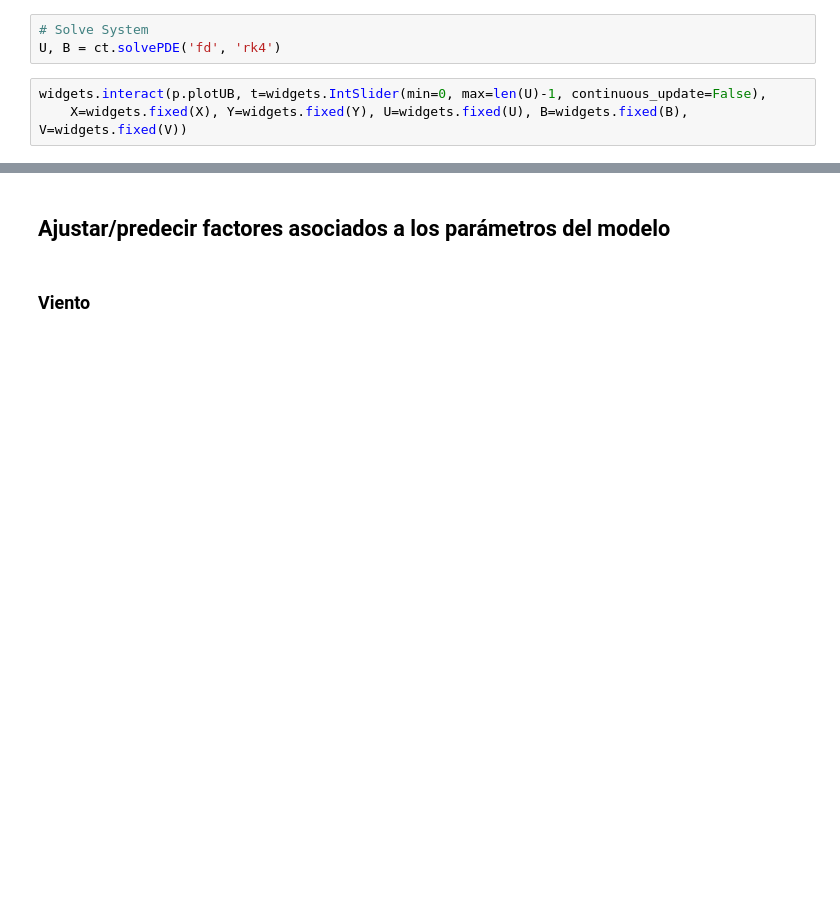
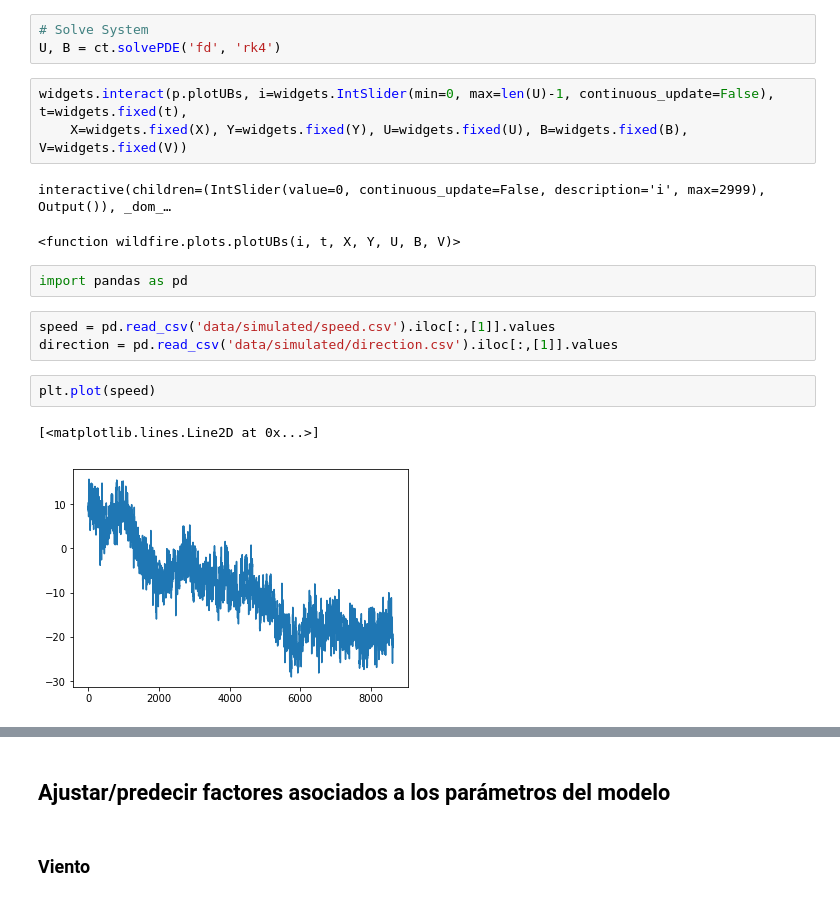
Before and after one commit to dsanmartin/INF475-PJ, a Jupyter notebook: project.ipynb, the cells around one changed output, grey strips where cells are left out. Drawn from its saved outputs; the diff is of its cells as text; blank space fills up the shorter version.

Commit message:
Wind plot

```diff
--- a/project.ipynb
+++ b/project.ipynb
@@ -57,5 +59,18 @@ ct = Fire(parameters)
 # Solve System
 U, B = ct.solvePDE('fd', 'rk4')
 # %%
-widgets.interact(p.plotUB, t=widgets.IntSlider(min=0, max=len(U)-1, continuous_update=False),
+widgets.interact(p.plotUBs, i=widgets.IntSlider(min=0, max=len(U)-1, continuous_update=False), t=widgets.fixed(t),
     X=widgets.fixed(X), Y=widgets.fixed(Y), U=widgets.fixed(U), B=widgets.fixed(B), V=widgets.fixed(V))
+# %% [output]
+interactive(children=(IntSlider(value=0, continuous_update=False, description='i', max=2999), Output()), _dom_…
+<function wildfire.plots.plotUBs(i, t, X, Y, U, B, V)>
+# %%
+import pandas as pd
+# %%
+speed = pd.read_csv('data/simulated/speed.csv').iloc[:,[1]].values
+direction = pd.read_csv('data/simulated/direction.csv').iloc[:,[1]].values
+# %%
+plt.plot(speed)
+# %% [output]
+[<matplotlib.lines.Line2D at 0x...>]
+[figure, added]
```
Also changed, not shown: parts of 15 cells of this notebook, 1 other file.
